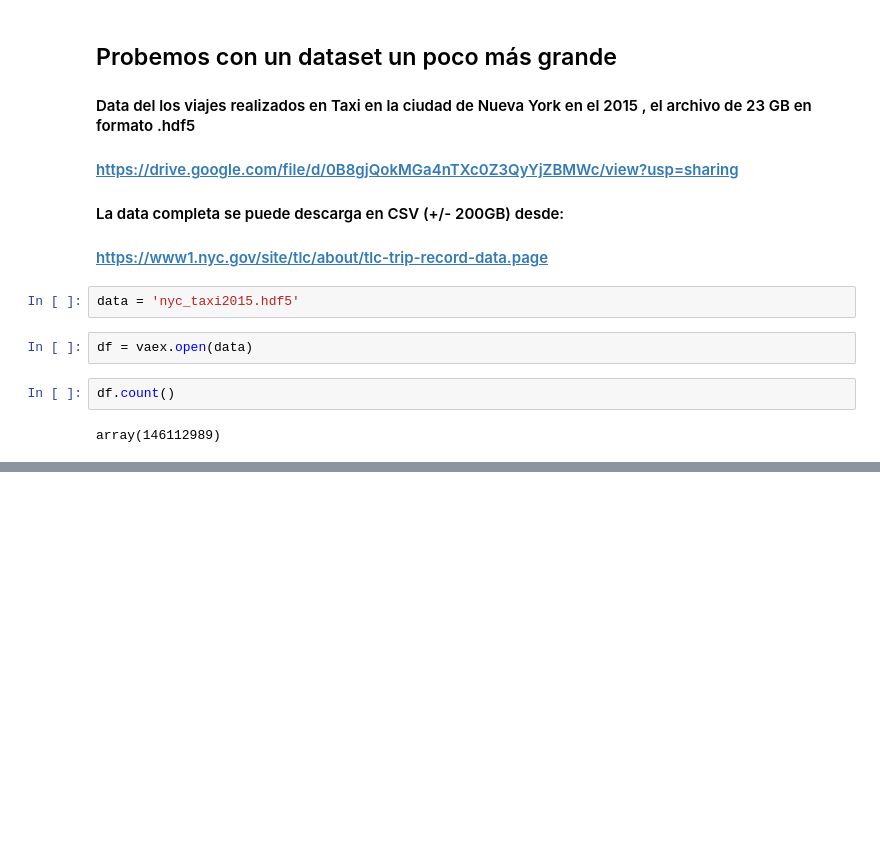
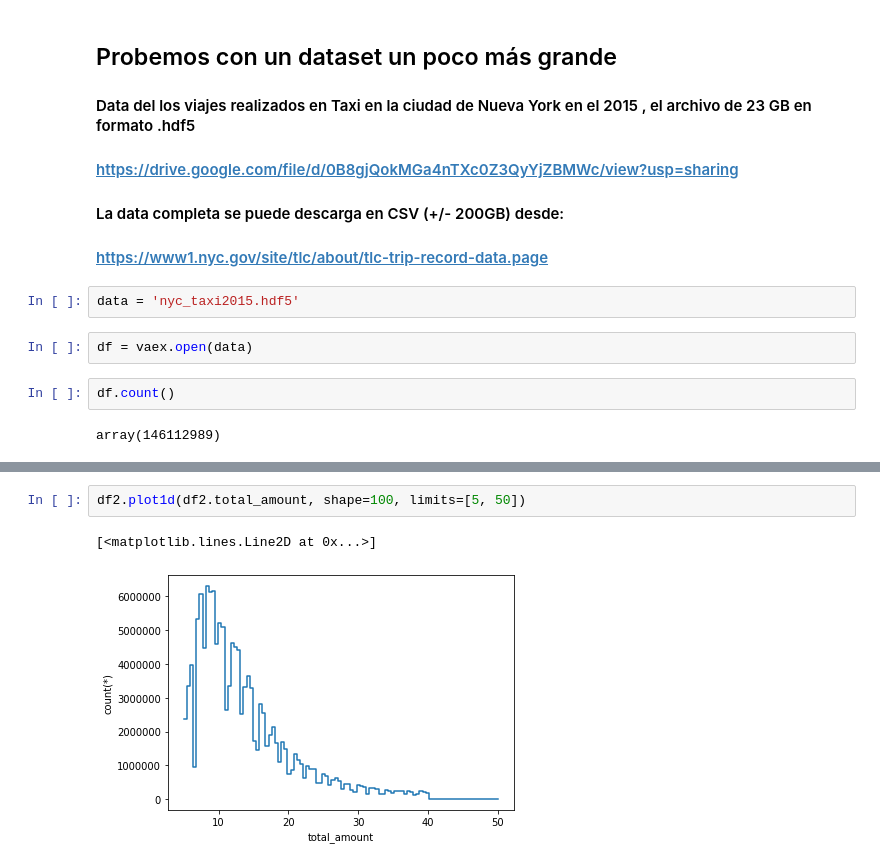
Before and after one commit to marcocarranza/pyconar19_vaex, a Jupyter notebook: intro_vaex.ipynb, the cells around one changed output, grey strips where cells are left out. Saved outputs shown, nothing was run; the diff lists cells and outputs as text; blank space fills up the shorter version.

```diff
--- a/intro_vaex.ipynb
+++ b/intro_vaex.ipynb
@@ -96,0 +177,5 @@ array(146112989)
+# %%
+df2.plot1d(df2.total_amount, shape=100, limits=[5, 50])
+# %% [output]
+[<matplotlib.lines.Line2D at 0x...>]
+[figure, added]
```
Also changed, not shown: parts of 23 cells of this notebook, 1 other file.
